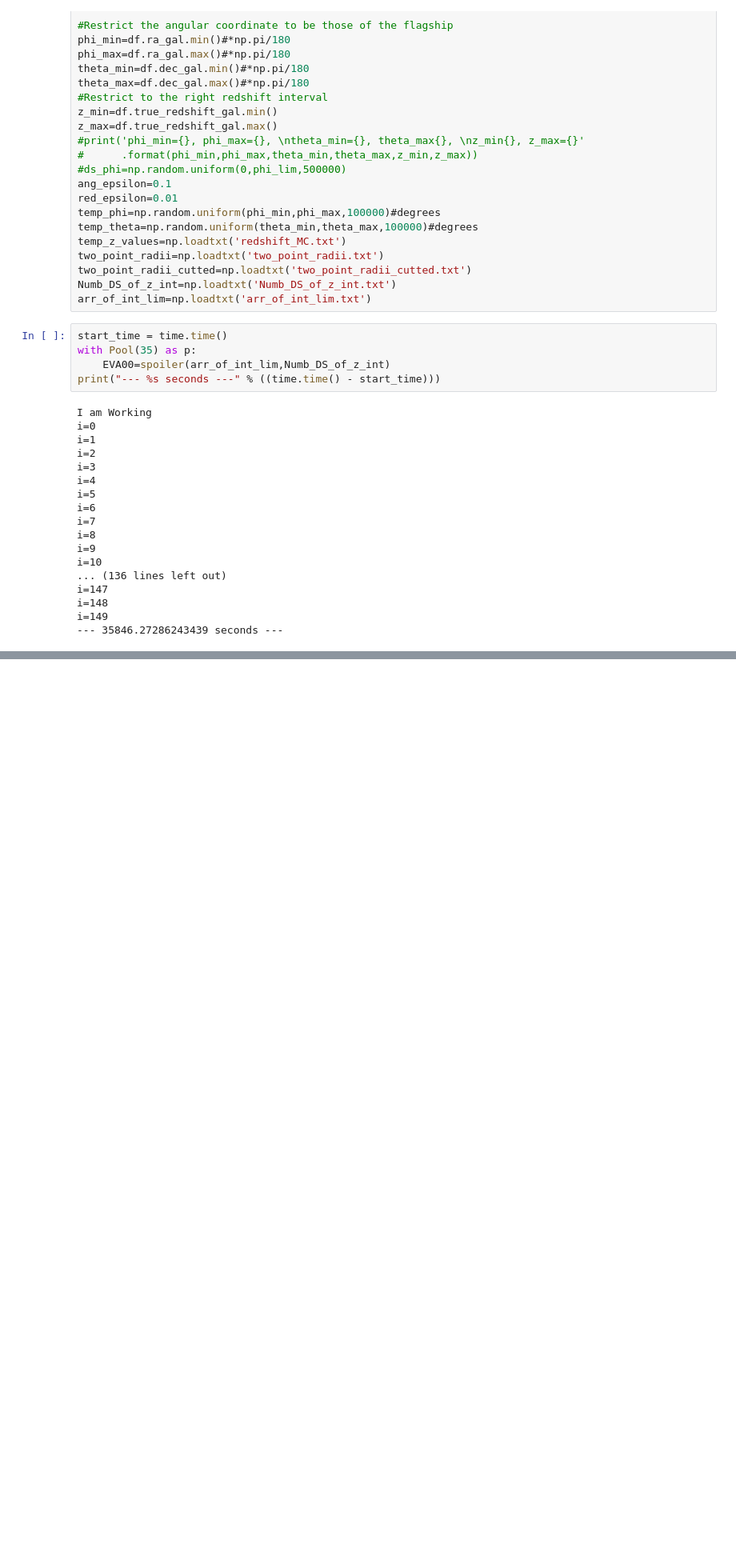
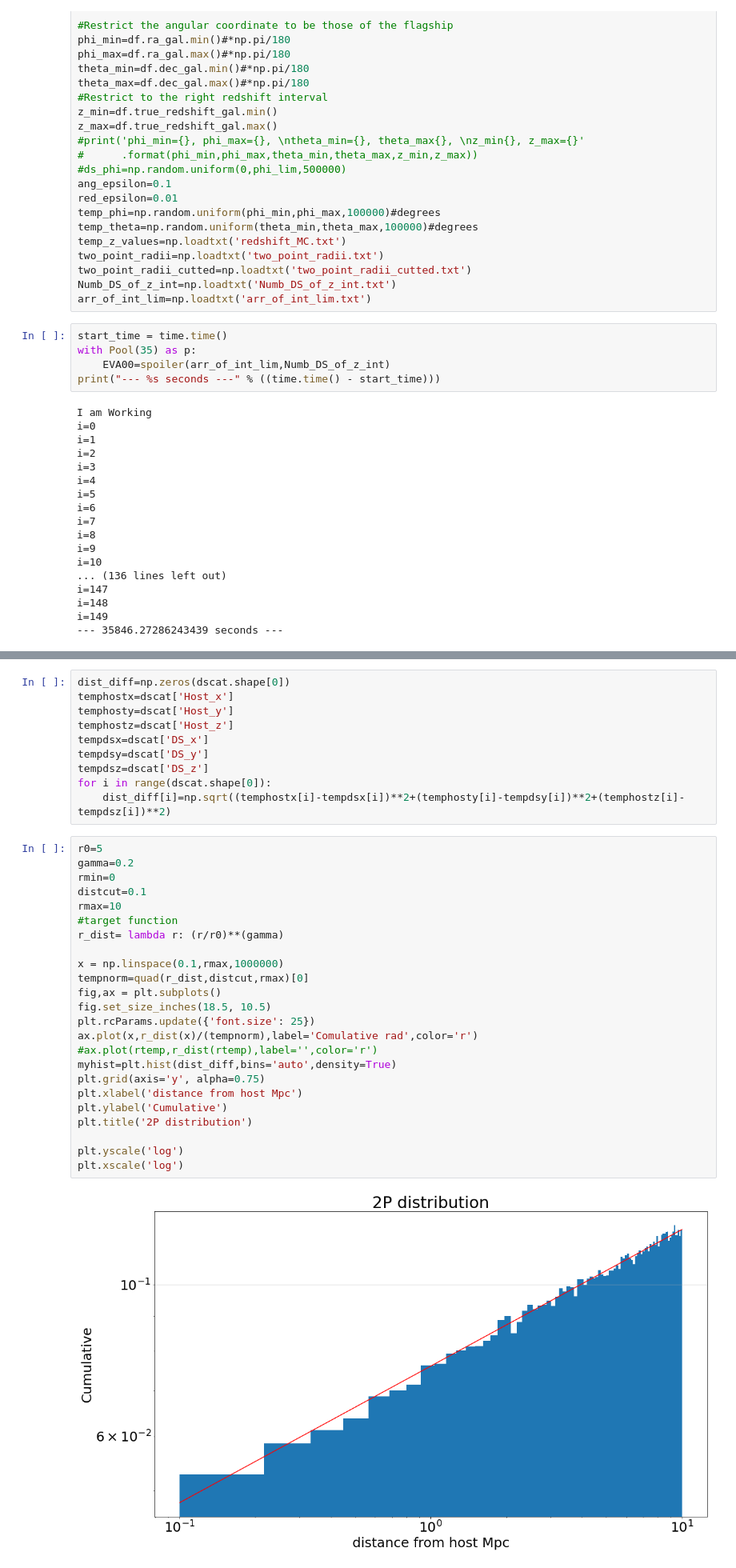
Before and after one commit to RCianca/DarkSirensStat, a Jupyter notebook: DSCatalogueCreator/ADAM.ipynb, the cells around one changed output, grey strips where cells are left out. Shown: that part at 80% size. Saved outputs shown, nothing was run; the diff lists cells and outputs as text; blank space fills up the shorter version.

```diff
--- a/DSCatalogueCreator/ADAM.ipynb
+++ b/DSCatalogueCreator/ADAM.ipynb
@@ -195,0 +343,36 @@ i=149
+# %%
+dist_diff=np.zeros(dscat.shape[0])
+temphostx=dscat['Host_x']
+temphosty=dscat['Host_y']
+temphostz=dscat['Host_z']
+tempdsx=dscat['DS_x']
+tempdsy=dscat['DS_y']
+tempdsz=dscat['DS_z']
+for i in range(dscat.shape[0]):
+    dist_diff[i]=np.sqrt((temphostx[i]-tempdsx[i])**2+(temphosty[i]-tempdsy[i])**2+(temphostz[i]-tempdsz[i])**2)
+# %%
+r0=5
+gamma=0.2
+rmin=0
+distcut=0.1
+rmax=10
+#target function
+r_dist= lambda r: (r/r0)**(gamma)
+
+x = np.linspace(0.1,rmax,1000000)
+tempnorm=quad(r_dist,distcut,rmax)[0]
+fig,ax = plt.subplots()
+fig.set_size_inches(18.5, 10.5)
+plt.rcParams.update({'font.size': 25})
+ax.plot(x,r_dist(x)/(tempnorm),label='Comulative rad',color='r')
+#ax.plot(rtemp,r_dist(rtemp),label='',color='r')
+myhist=plt.hist(dist_diff,bins='auto',density=True)
+plt.grid(axis='y', alpha=0.75)
+plt.xlabel('distance from host Mpc')
+plt.ylabel('Cumulative')
+plt.title('2P distribution')
+
+plt.yscale('log')
+plt.xscale('log')
+# %% [output]
+[figure, added]
```
Also changed, not shown: parts of 15 cells of this notebook, 2 other files.
